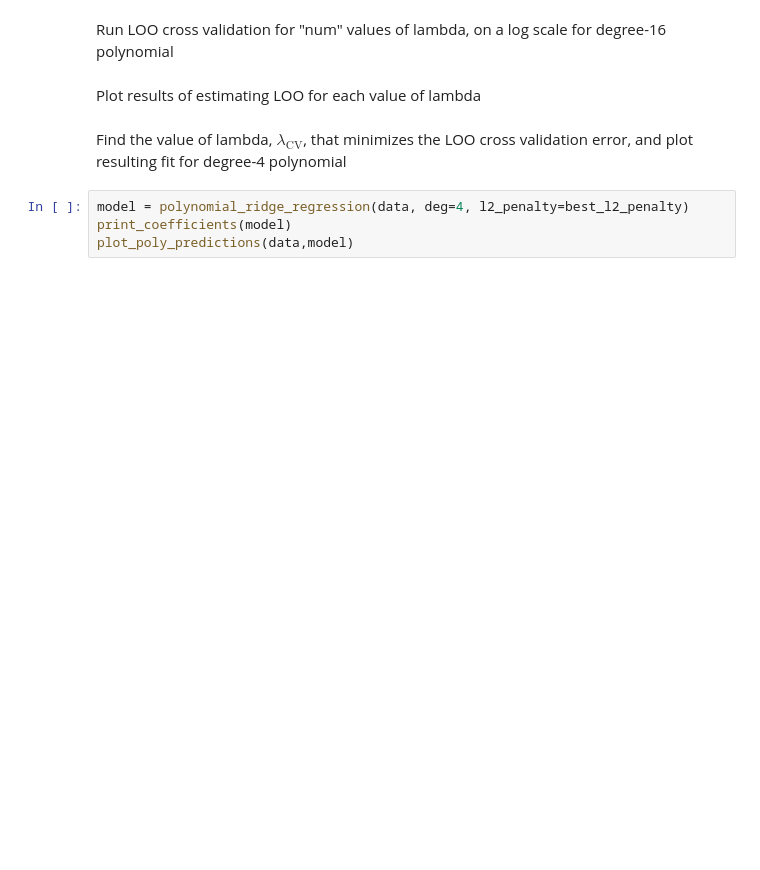
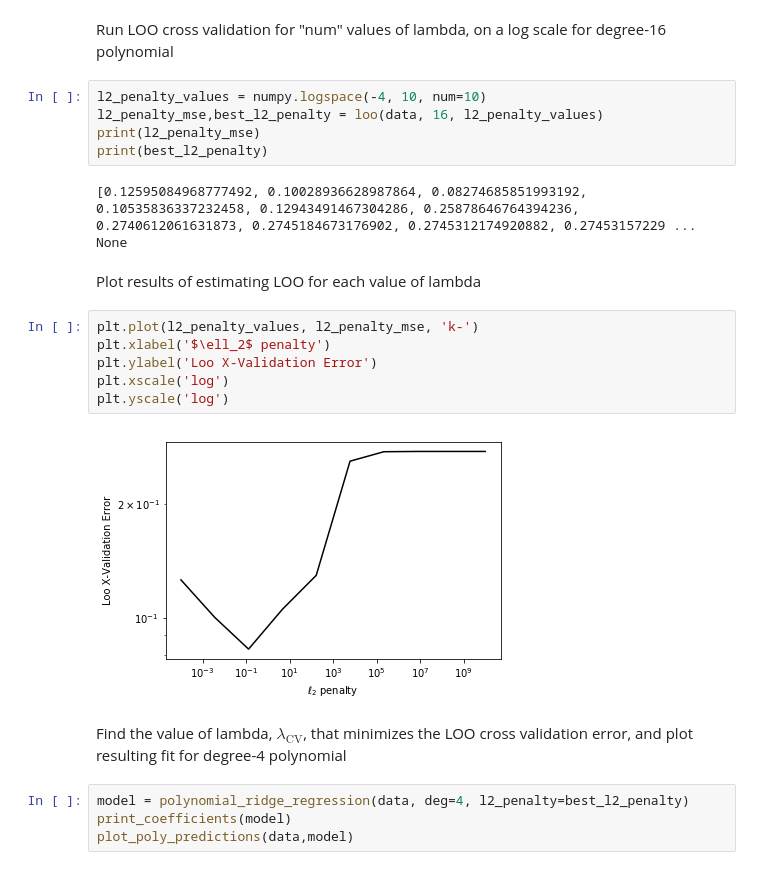
Before and after one commit to ezair/Ridge-Lasso-Regularization, a Jupyter notebook: src/RidgeReg.ipynb, the cells around one changed output. Saved outputs shown, nothing was run; the diff lists cells and outputs as text; blank space fills up the shorter version.

```diff
--- a/src/RidgeReg.ipynb
+++ b/src/RidgeReg.ipynb
@@ -354,7 +365,23 @@ Learned polynomial for degree 16:
 # %% [markdown]
 Run LOO cross validation for "num" values of lambda, on a log scale for degree-16 polynomial
+# %%
+l2_penalty_values = numpy.logspace(-4, 10, num=10)
+l2_penalty_mse,best_l2_penalty = loo(data, 16, l2_penalty_values)
+print(l2_penalty_mse)
+print(best_l2_penalty)
+# %% [output]
+[0.12595084968777492, 0.10028936628987864, 0.08274685851993192, 0.10535836337232458, 0.12943491467304286, 0.25878646764394236, 0.2740612061631873, 0.2745184673176902, 0.2745312174920882, 0.27453157229 ...
+None
 # %% [markdown]
 Plot results of estimating LOO for each value of lambda
+# %%
+plt.plot(l2_penalty_values, l2_penalty_mse, 'k-')
+plt.xlabel('$\ell_2$ penalty')
+plt.ylabel('Loo X-Validation Error')
+plt.xscale('log')
+plt.yscale('log')
+# %% [output]
+[figure, added]
 # %% [markdown]
 Find the value of lambda, $\lambda_{\mathrm{CV}}$, that minimizes the LOO cross validation error, and plot resulting fit for degree-4 polynomial
 # %%
```
Also changed, not shown: parts of 23 cells of this notebook.
